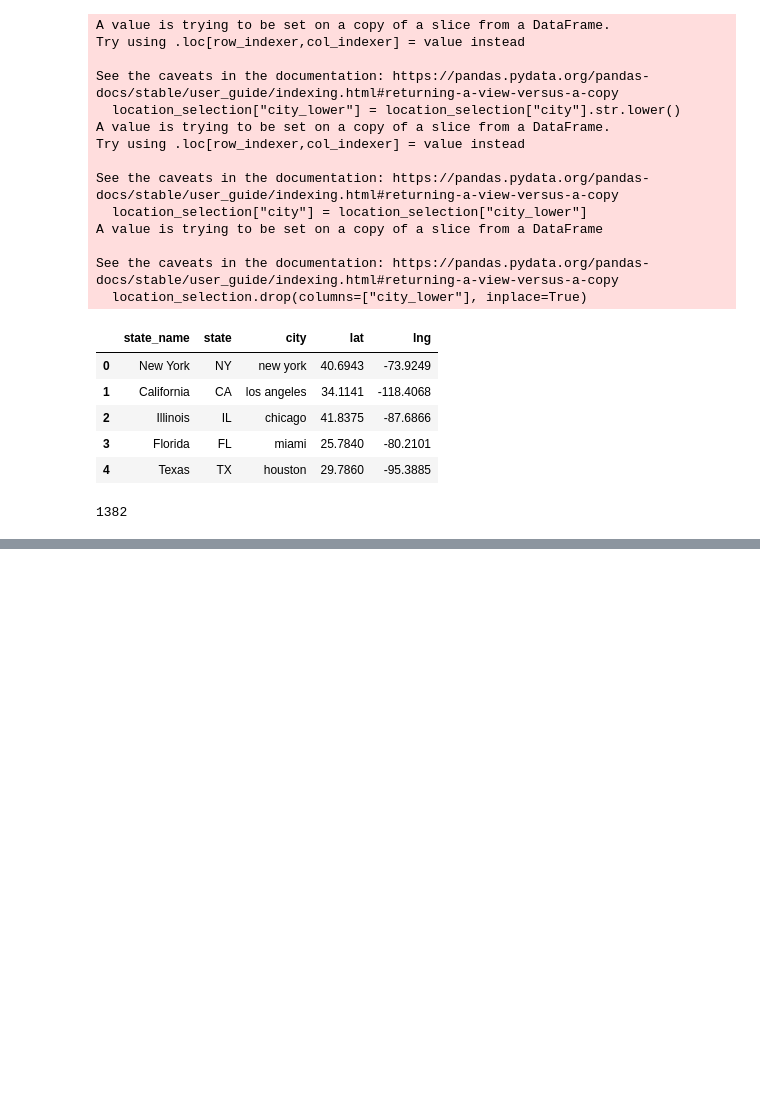
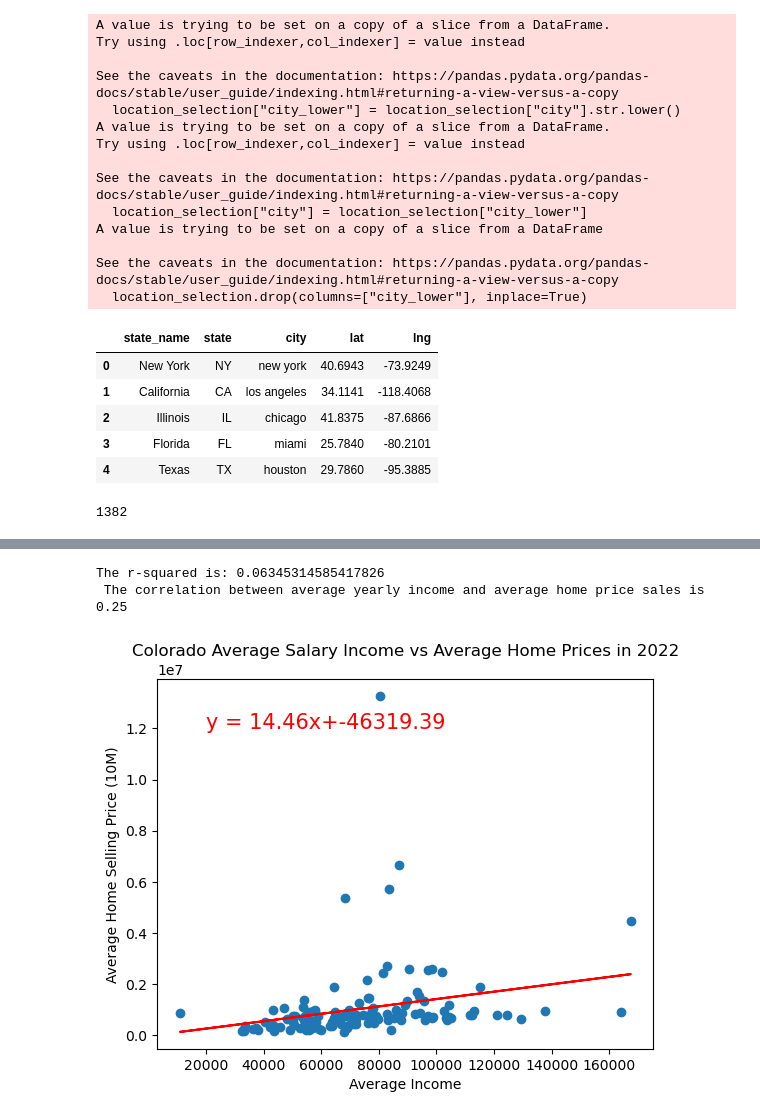
Before and after one commit to muneebsamad/Project-3-team-6, a Jupyter notebook: incomeVSpricing/income.ipynb, the cells around one changed output, grey strips where cells are left out. Saved outputs shown, nothing was run; the diff lists cells and outputs as text; code cells hidden in the pictures; blank space fills up the shorter version.

```diff
--- a/incomeVSpricing/income.ipynb
+++ b/incomeVSpricing/income.ipynb
@@ -513,0 +717,29 @@ with open(output_merged_path, 'w') as file:
+# %%
+xvalues_CO = CO_data["Average Income"]
+yvalues_CO = CO_data["Average Price"]
+
+plt.scatter(xvalues_CO, yvalues_CO)
+
+(slope, intercept, rvalue, pvalue, stderr) = st.linregress(xvalues_CO, yvalues_CO)
+regress_vals = xvalues_CO * slope + intercept
+line_eq = "y = " + str(round(slope,2)) + "x+" + str(round(intercept,2))
+
+plt.plot(xvalues_CO,regress_vals, "r-")
+plt.annotate(line_eq, (20000,12000000), fontsize=15, color="red")
+
+plt.title("Colorado Average Salary Income vs Average Home Prices in 2022")
+plt.xlabel("Average Income")
+plt.ylabel("Average Home Selling Price (10M)")
+
+
+correlation = st.pearsonr(xvalues_CO,yvalues_CO)
+print(f"The r-squared is: {rvalue**2}")
+print(f" The correlation between average yearly income and average home price sales is {round(correlation[0],2)}")
+
+plt.savefig('./images/CO_scatter.png')
+
+plt.show()
+# %% [output]
+The r-squared is: 0.06345314585417826
+ The correlation between average yearly income and average home price sales is 0.25
+[figure, added]
```
Also changed, not shown: parts of 29 cells of this notebook.
